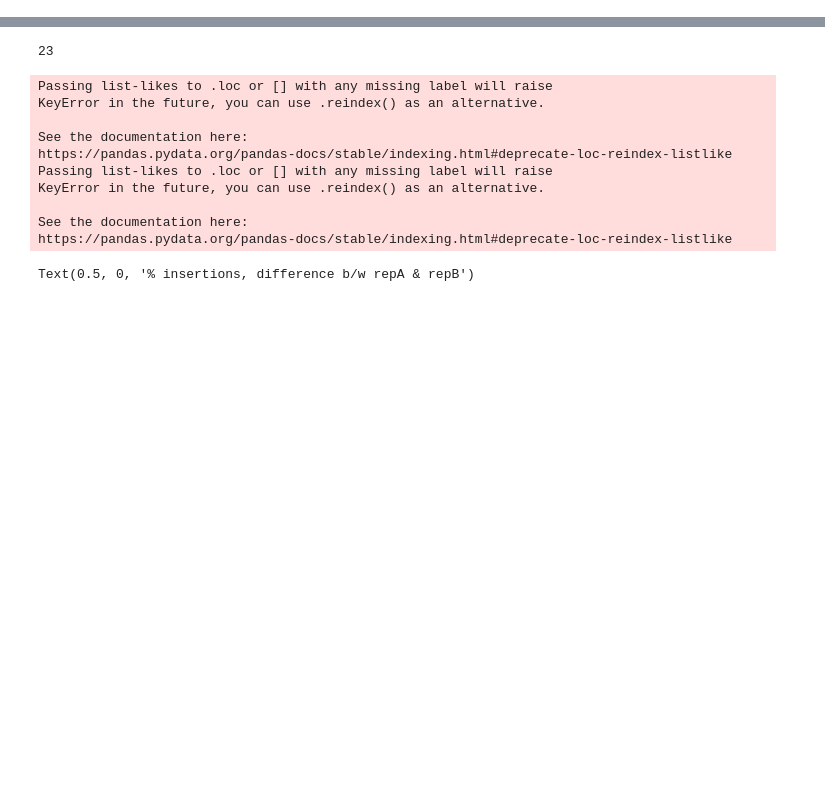
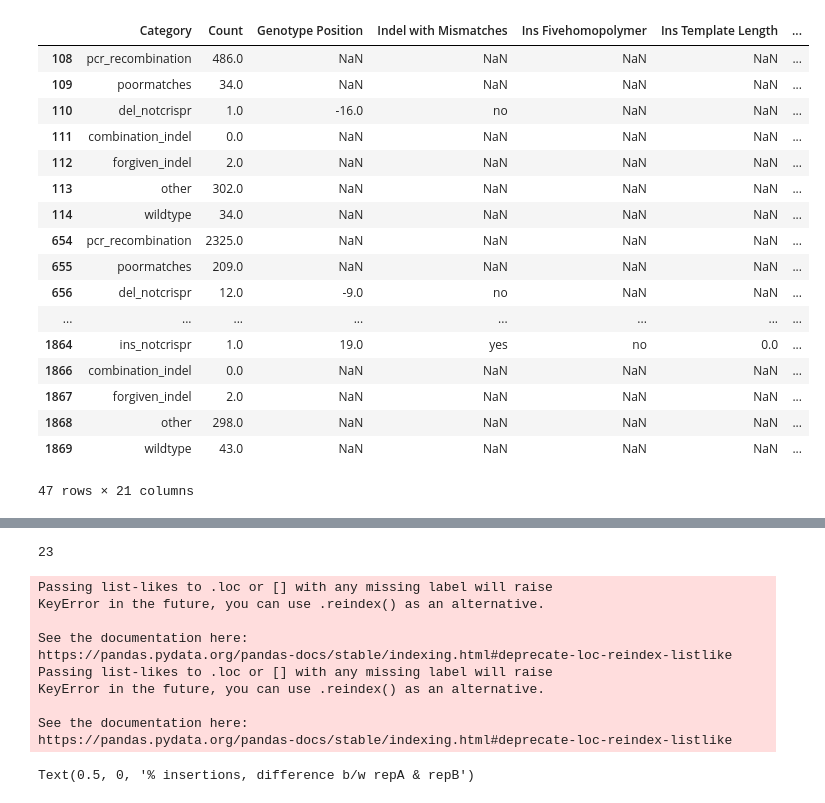
Before and after one commit to bh0085/reduced, a Jupyter notebook: src/f3_figures_reduced_sm.subproj.ipynb, the cells around one changed output, grey strips where cells are left out. Cells and saved outputs as stored; diff of their text form; code cells hidden in the pictures; blank space fills up the shorter version.

```diff
--- a/src/f3_figures_reduced_sm.subproj.ipynb
+++ b/src/f3_figures_reduced_sm.subproj.ipynb
@@ -34,6 +45,27 @@ util.ensure_dir_exists(FIG_DIR)
 results = pd.read_csv(os.path.join(DEFAULT_INP_DIR,f"{PRJ_NAME}_all_results.csv"),index_col=0)
 agg_results = pd.read_csv(os.path.join(DEFAULT_INP_DIR,f"{PRJ_NAME}_aggregate_stats.csv"),index_col=0)
 lib_results = pd.read_csv(os.path.join(DEFAULT_INP_DIR,f"{PRJ_NAME}_library_stats.csv"),index_col=0)
+# %%
+results.loc[lambda x: x._Experiment == 11]
+# %% [output]
+|  | Category | Count | Genotype Position | Indel with Mismatches | Ins Fivehomopolymer | Ins Template Length | ... |
+| 108 | pcr_recombination | 486.0 | NaN | NaN | NaN | NaN | ... |
+| 109 | poormatches | 34.0 | NaN | NaN | NaN | NaN | ... |
+| 110 | del_notcrispr | 1.0 | -16.0 | no | NaN | NaN | ... |
+| 111 | combination_indel | 0.0 | NaN | NaN | NaN | NaN | ... |
+| 112 | forgiven_indel | 2.0 | NaN | NaN | NaN | NaN | ... |
+| 113 | other | 302.0 | NaN | NaN | NaN | NaN | ... |
+| 114 | wildtype | 34.0 | NaN | NaN | NaN | NaN | ... |
+| 654 | pcr_recombination | 2325.0 | NaN | NaN | NaN | NaN | ... |
+| 655 | poormatches | 209.0 | NaN | NaN | NaN | NaN | ... |
+| 656 | del_notcrispr | 12.0 | -9.0 | no | NaN | NaN | ... |
+| ... | ... | ... | ... | ... | ... | ... | ... |
+| 1864 | ins_notcrispr | 1.0 | 19.0 | yes | no | 0.0 | ... |
+| 1866 | combination_indel | 0.0 | NaN | NaN | NaN | NaN | ... |
+| 1867 | forgiven_indel | 2.0 | NaN | NaN | NaN | NaN | ... |
+| 1868 | other | 298.0 | NaN | NaN | NaN | NaN | ... |
+| 1869 | wildtype | 43.0 | NaN | NaN | NaN | NaN | ... |
+47 rows × 21 columns
 # %%
 agg_results.n_other.sum()
 # %% [output]
```
Also changed, not shown: parts of 6 cells of this notebook, 2 other files.
